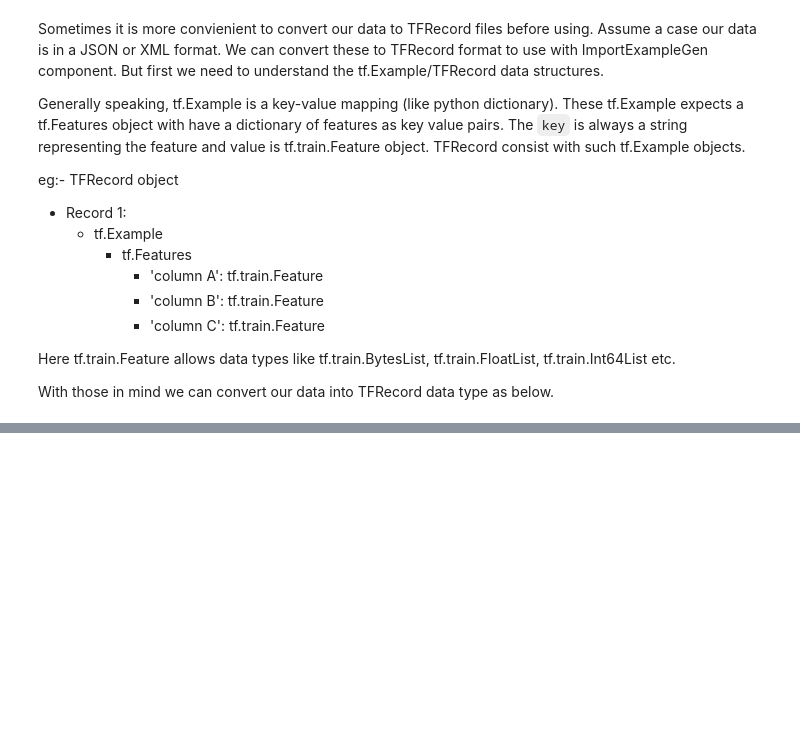
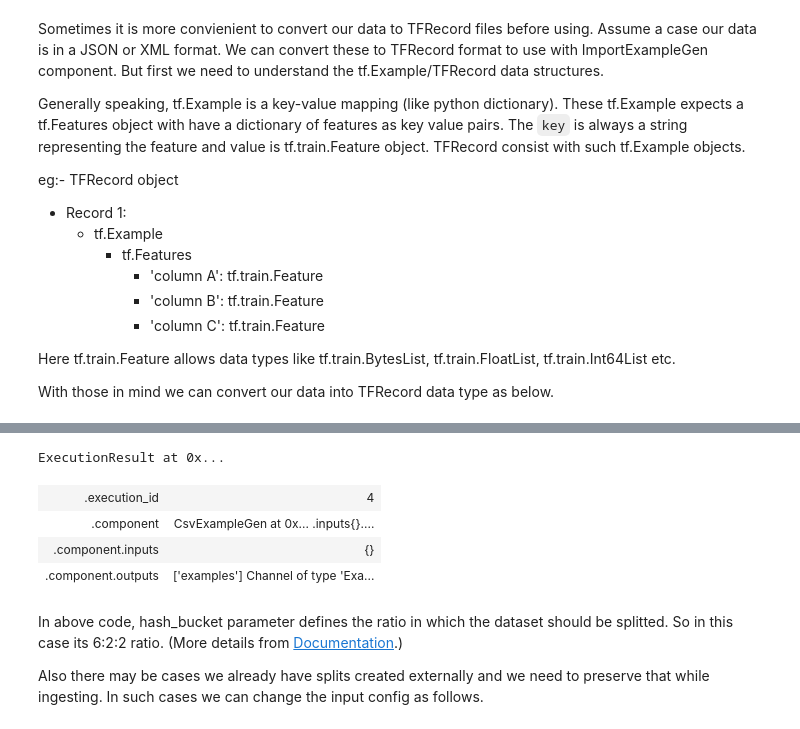
Before and after one commit to DinushkaDDS/Tensorflow-Extended---Usage-patterns, a Jupyter notebook: 2 Data Ingestion.ipynb, the cells around one changed output, grey strips where cells are left out. Saved outputs shown, nothing was run; the diff lists cells and outputs as text; code cells hidden in the pictures; blank space fills up the shorter version.

Commit message:
data ingestion overall

```diff
--- a/2 Data Ingestion.ipynb
+++ b/2 Data Ingestion.ipynb
@@ -103,0 +176,25 @@ With those in mind we can convert our data into TFRecord data type as below.
+# %%
+from tfx.components import CsvExampleGen
+from tfx.proto import example_gen_pb2
+import os
+
+data_dir = os.path.join('data', 'CSVs')
+
+output = example_gen_pb2.Output(split_config= example_gen_pb2.SplitConfig(splits=[
+    example_gen_pb2.SplitConfig.Split(name='train', hash_buckets=6), # Hash buckets define ratios
+    example_gen_pb2.SplitConfig.Split(name='test', hash_buckets=2),
+    example_gen_pb2.SplitConfig.Split(name='eval', hash_buckets=2)
+] ))
+
+example_gen = CsvExampleGen(data_dir, output_config=output)
+context.run(example_gen)
+# %% [output]
+ExecutionResult at 0x...
+| .execution_id | 4 |
+| .component | CsvExampleGen at 0x... .inputs{}.... |
+| .component.inputs | {} |
+| .component.outputs | ['examples'] Channel of type 'Exa... |
+# %% [markdown]
+In above code, hash_bucket parameter defines the ratio in which the dataset should be splitted. So in this case its 6:2:2 ratio. (More details from [Documentation](https://www.tensorflow.org/tfx/guide/examplegen#custom_inputoutput_split).)
+
+Also there may be cases we already have splits created externally and we need to preserve that while ingesting. In such cases we can change the input config as follows.
```
Also changed, not shown: parts of 9 cells of this notebook.
